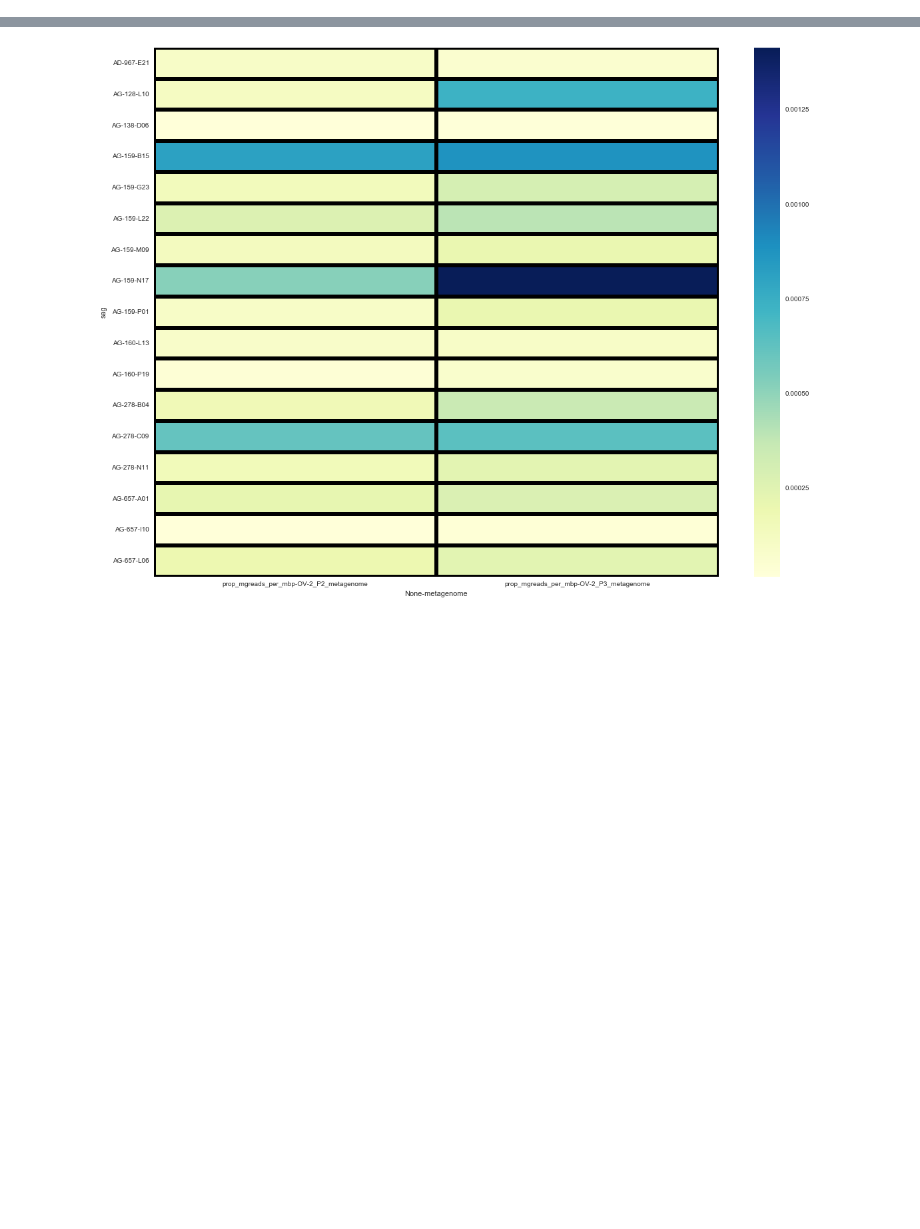
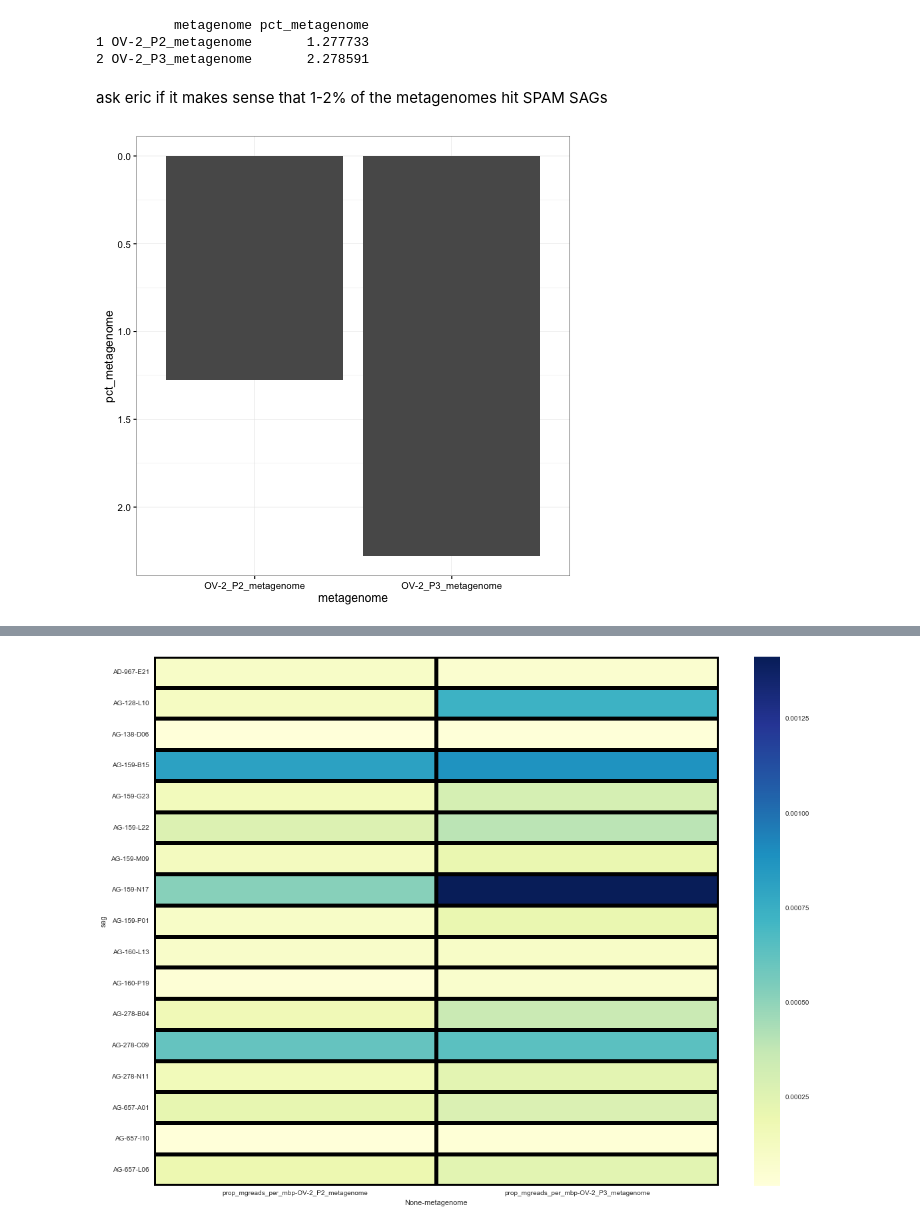
Before and after one commit to BigelowLab/sag-mg-recruit, a Jupyter notebook: notebooks/Plotting.ipynb, the cells around one changed output, grey strips where cells are left out. Drawn from its saved outputs; the diff is of its cells as text; code cells hidden in the pictures; blank space fills up the shorter version.

```diff
--- a/notebooks/Plotting.ipynb
+++ b/notebooks/Plotting.ipynb
@@ -43,0 +45,4 @@ str(df)
+# %%
+%%R
+total_bp <- pairs[,10] %>% unique %>% sum
+print(total_bp)
@@ -43,0 +69,24 @@ str(df)
+# %%
+%%R
+# work up mg_summary table:
+mg_summary$sag_total_bp <- total_bp
+mg_summary$sag_size_mbp <- total_bp/1000000
+mg_summary <- mg_summary %>% mutate(reads_per_mbp=total_reads_recruited/sag_size_mbp,
+                                    prop_mgreads_per_mbp=(total_reads_recruited/sag_size_mbp)/mg_read_count,
+                                   pct_metagenome=(total_reads_recruited/mg_read_count)*100)
+# %%
+%%R
+underplot <- mg_summary[,c(2,ncol(mg_summary))]
+print(underplot)
+# %% [output]
+          metagenome pct_metagenome
+1 OV-2_P2_metagenome       1.277733
+2 OV-2_P3_metagenome       2.278591
+# %% [markdown]
+ask eric if it makes sense that 1-2% of the metagenomes hit SPAM SAGs
+# %%
+%%R
+u <- underplot %>% ggplot(aes(metagenome, pct_metagenome)) + geom_bar(stat="identity") + theme_bw() + scale_y_reverse()
+plot(u)
+# %% [output]
+[figure, added]
```
Also changed, not shown: parts of 13 cells of this notebook, 2 other files.
